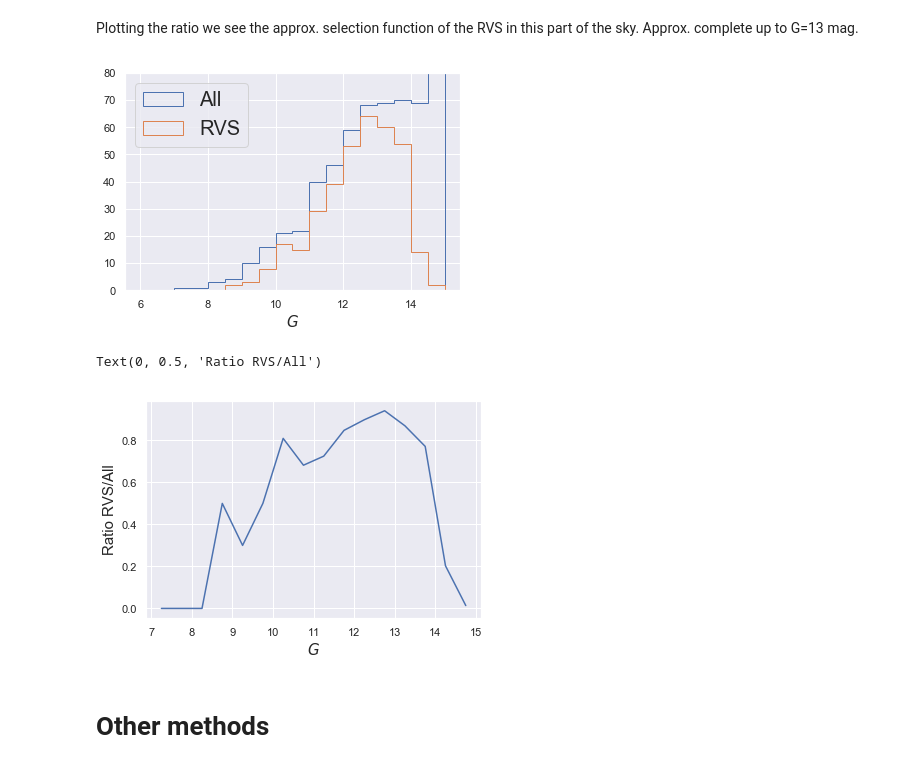
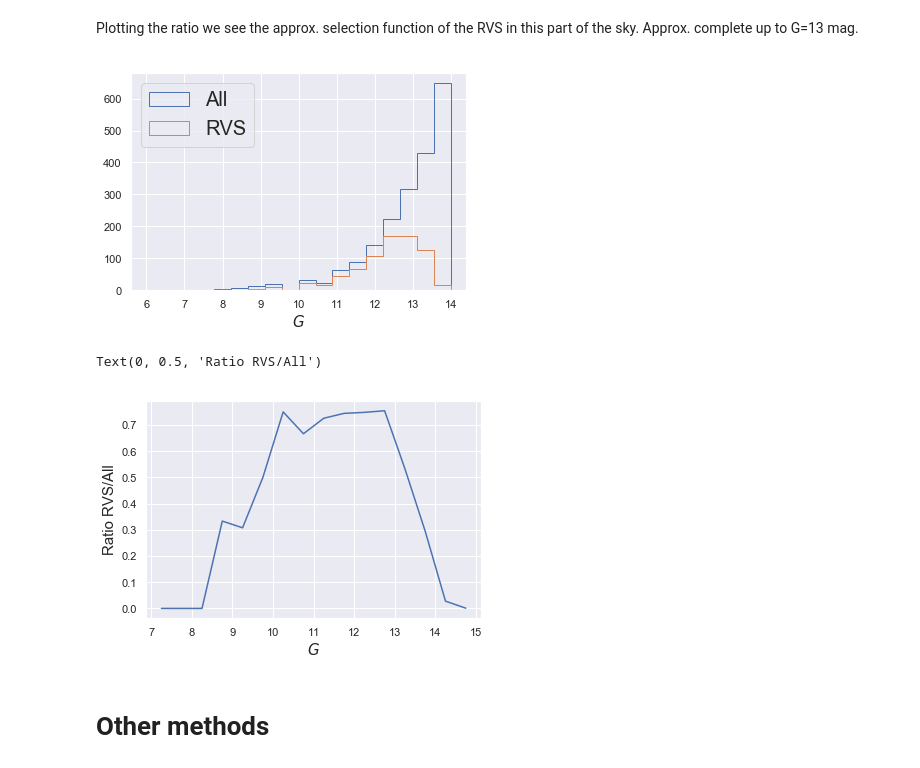
Before and after one commit to jls713/sf18, a Jupyter notebook: Tutorial1.ipynb, the cells around one changed output. Cells and saved outputs as stored; diff of their text form; code cells hidden in the pictures.

```diff
--- a/Tutorial1.ipynb
+++ b/Tutorial1.ipynb
@@ -365,23 +369,23 @@ Query finished.
 # %% [markdown]
 Plotting the ratio we see the approx. selection function of the RVS in this part of the sky. Approx. complete up to G=13 mag.
 # %%
-plt.hist(table3['g'],range=[6.,15.],bins=18,histtype='step',label='All')
-plt.hist(table3_RV['g'],range=[6.,15.],bins=18,histtype='step',label='RVS')
-plt.ylim(0.,80.)
+plt.hist(table3['g'],range=[6.,14.],bins=18,histtype='step',label='All',weights=table3['count_all'])
+plt.hist(table3_RV['g'],range=[6.,14.],bins=18,histtype='step',label='RVS',weights=table3_RV['count_all'])
+# plt.ylim(0.,80.)
 plt.xlabel(r'$G$')
 plt.legend(loc='upper left',fontsize=20);
 # %% [output]
-[figure, old version]
+[figure, new version]
 # %%
-nn,bb = np.histogram(table3['g'],range=[6.,15.],bins=18)
-nn2,bb = np.histogram(table3_RV['g'],bins=bb)
+nn,bb = np.histogram(table3['g'],range=[6.,15.],bins=18,weights=table3['count_all'])
+nn2,bb = np.histogram(table3_RV['g'],bins=bb,weights=table3_RV['count_all'])
 plt.plot(.5*(bb[1:]+bb[:-1]),nn2/nn)
 
 plt.xlabel(r'$G$')
 plt.ylabel(r'Ratio RVS/All')
 # %% [output]
 Text(0, 0.5, 'Ratio RVS/All')
-[figure, old version]
+[figure, new version]
 # %% [markdown]
 # Other methods
 # %% [markdown]
```
Also changed, not shown: parts of 6 cells of this notebook, 2 other files.
